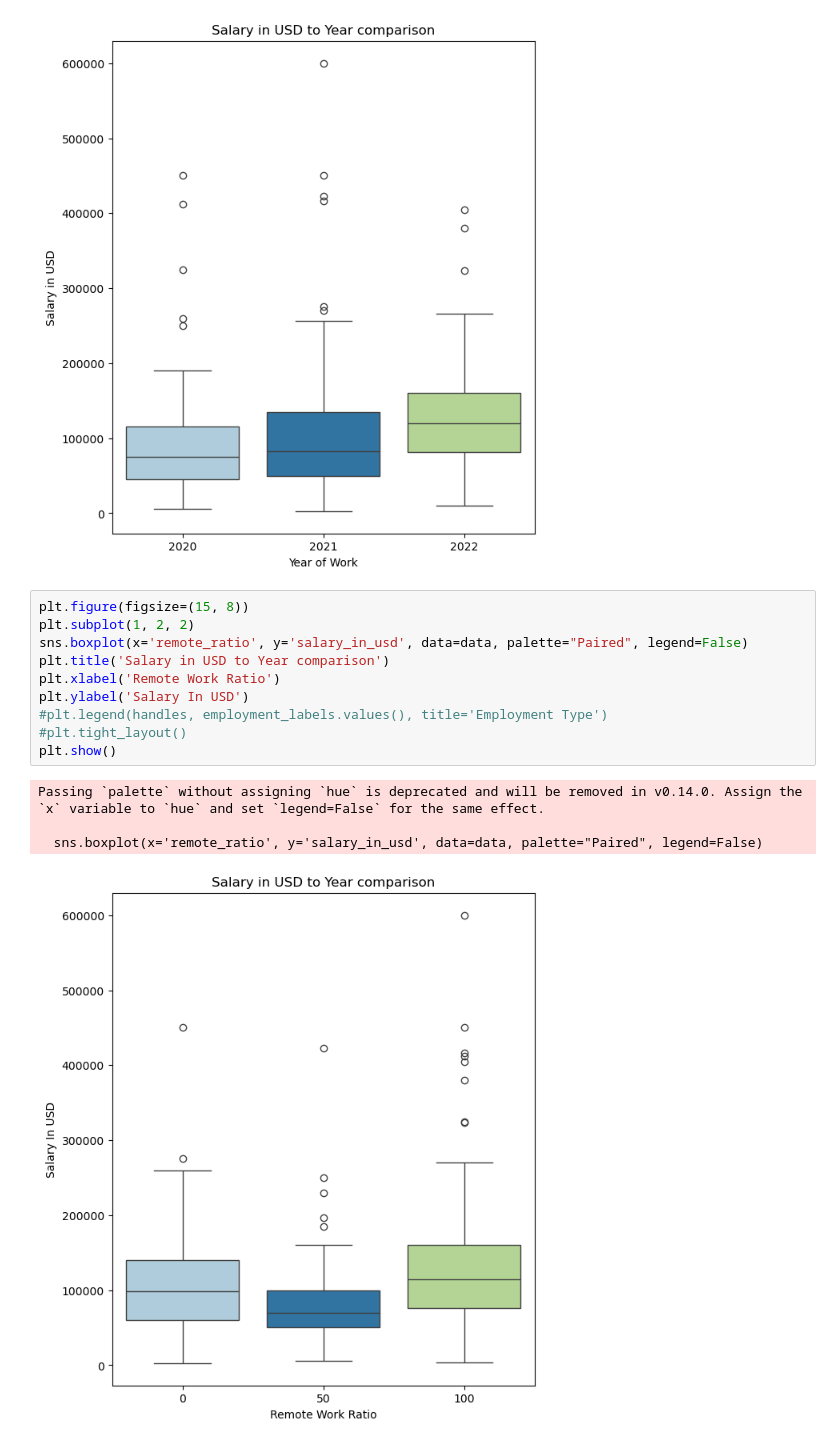
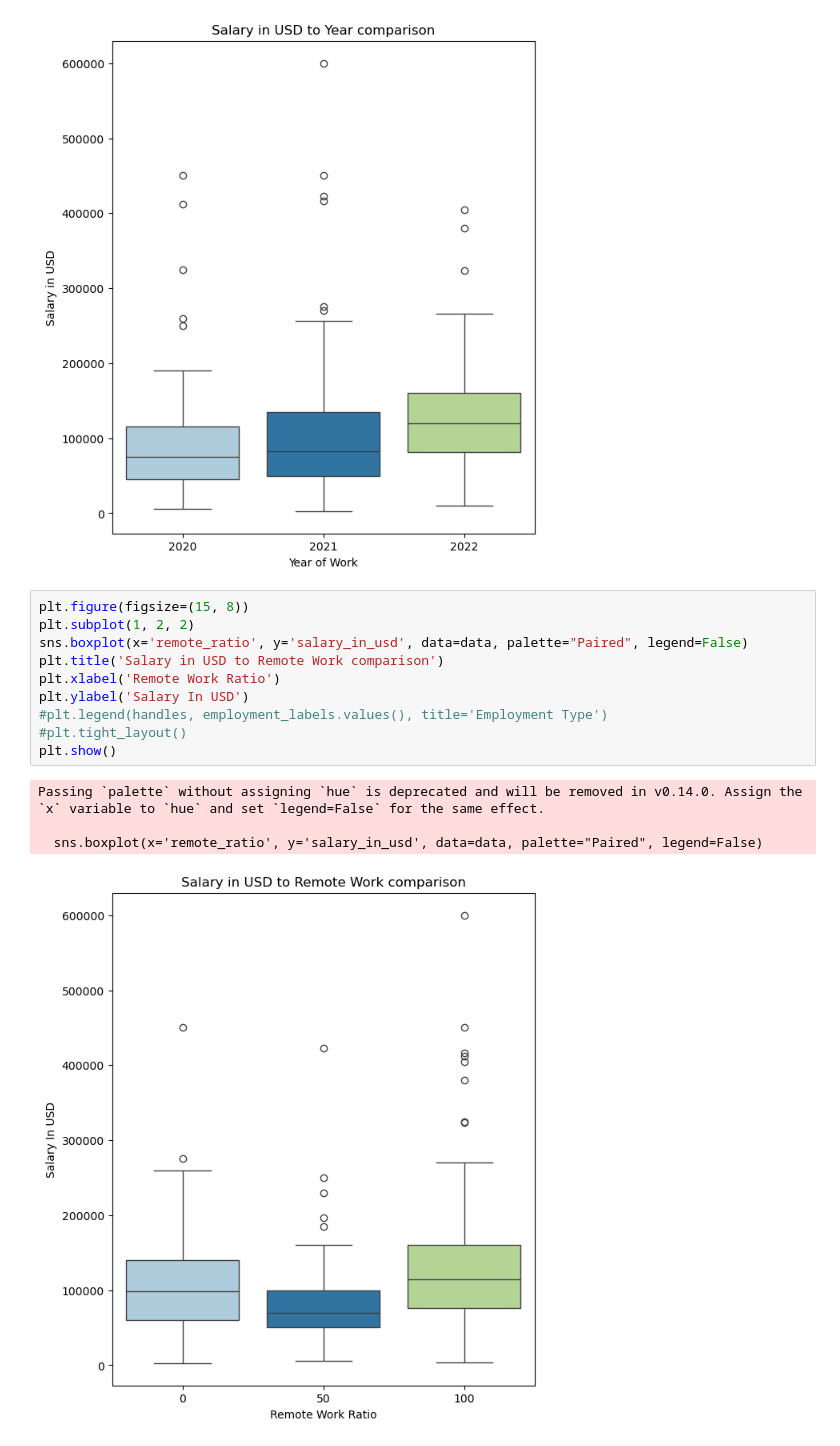
Before and after one commit to KalSun3/Project-1---Group-13, a Jupyter notebook: seb_plots.ipynb, the cells around one changed output. Cells and saved outputs as stored; diff of their text form.

Commit message:
Fixing chart

```diff
--- a/seb_plots.ipynb
+++ b/seb_plots.ipynb
@@ -42,15 +42,15 @@ Passing `palette` without assigning `hue` is deprecated and will be removed in v
 # %%
 plt.figure(figsize=(15, 8))
 plt.subplot(1, 2, 2)
 sns.boxplot(x='remote_ratio', y='salary_in_usd', data=data, palette="Paired", legend=False)
-plt.title('Salary in USD to Year comparison')
+plt.title('Salary in USD to Remote Work comparison')
 plt.xlabel('Remote Work Ratio')
 plt.ylabel('Salary In USD')
 #plt.legend(handles, employment_labels.values(), title='Employment Type')
 #plt.tight_layout()
 plt.show()
 # %% [output]
 Passing `palette` without assigning `hue` is deprecated and will be removed in v0.14.0. Assign the `x` variable to `hue` and set `legend=False` for the same effect.
 
   sns.boxplot(x='remote_ratio', y='salary_in_usd', data=data, palette="Paired", legend=False)
-[figure, old version]
+[figure, new version]
```
